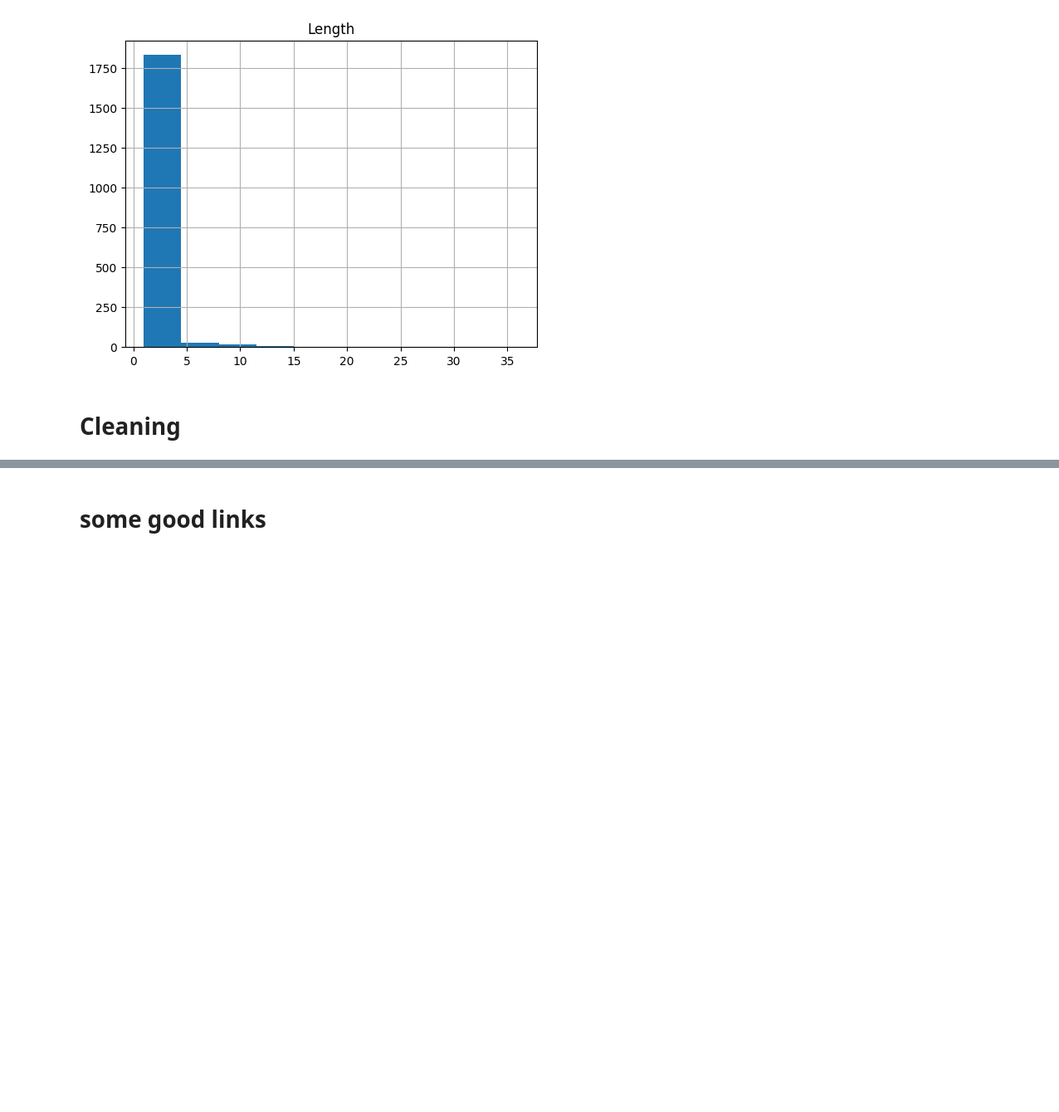
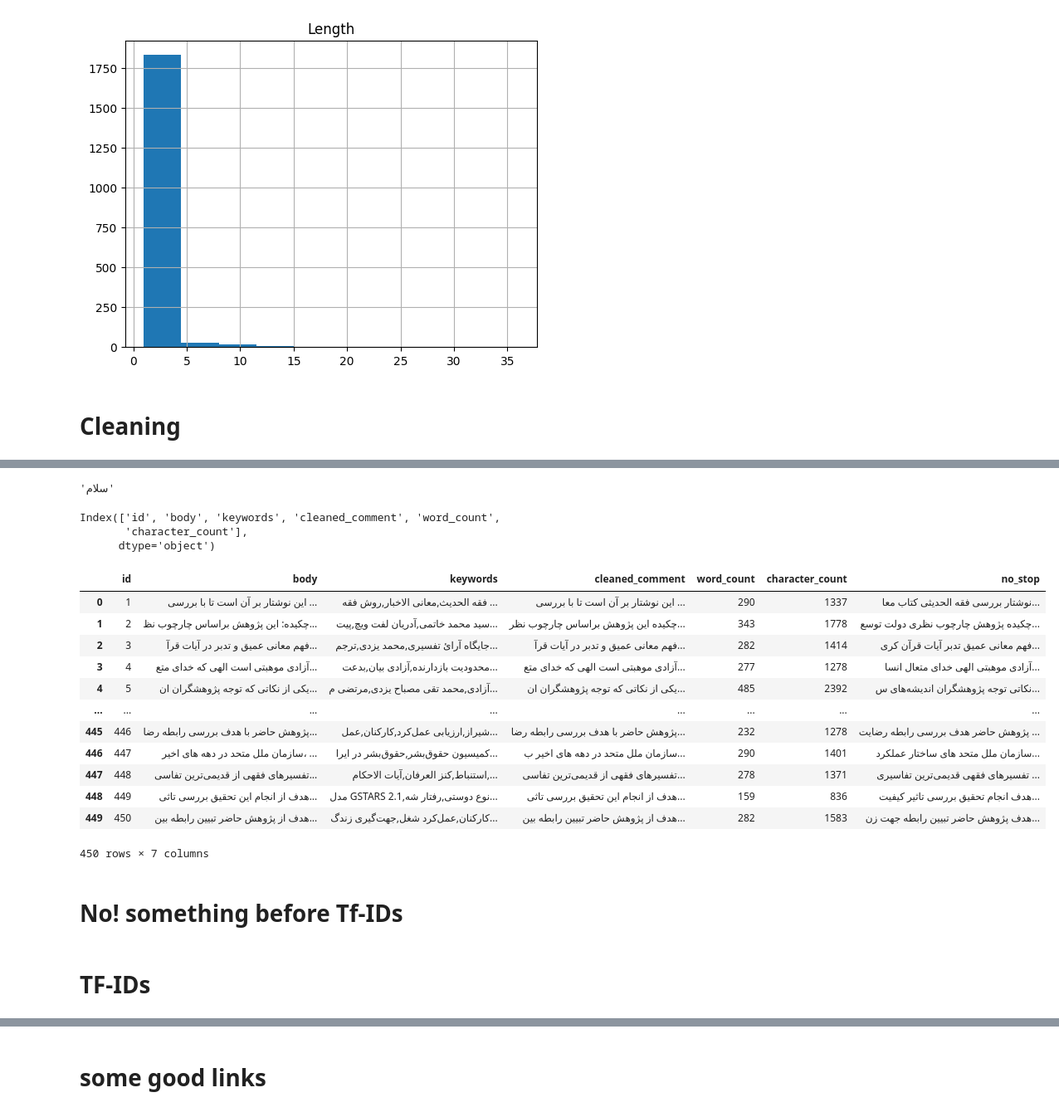
Before and after one commit to RedBatProject/Roshan-Project, a Jupyter notebook: Roshan_project.ipynb, the cells around one changed output, grey strips where cells are left out. Shown at 83% size. Saved outputs shown, nothing was run; the diff lists cells and outputs as text; code cells hidden in the pictures; blank space fills up the shorter version.

```diff
--- a/Roshan_project.ipynb
+++ b/Roshan_project.ipynb
@@ -195,0 +211,45 @@ KeyboardInterrupt: ignored
+# %%
+f = open("/content/stopwords.txt", "r")
+file_ = f.read()
+# %%
+stop_words = file_.split('\n')
+# %%
+def rmst(x):
+    s = x.split()
+    ss = ''
+    for i in s:
+        if i not in stop_words:
+            ss = ss + ' ' + i
+        else: pass
+
+    return ss[1:]
+# %%
+rmst('سلام خوبی')
+# %% [output]
+'سلام'
+# %%
+data.columns
+# %% [output]
+Index(['id', 'body', 'keywords', 'cleaned_comment', 'word_count',
+       'character_count'],
+      dtype='object')
+# %%
+data['no_stop'] = data['cleaned_comment'].apply(rmst)
+# %%
+data
+# %% [output]
+|  | id | body | keywords | cleaned_comment | word_count | character_count | no_stop |
+| 0 | 1 | این نوشتار بر آن است تا با بررسی ... | فقه الحدیث,معانی الاخبار,روش فقه ... | این نوشتار بر آن است تا با بررسی ... | 290 | 1337 | نوشتار بررسی فقه الحدیثی کتاب معا... |
+| 1 | 2 | چکیده: این پژوهش براساس چارچوب نظ... | سید محمد خاتمی,آدریان لفت ویچ,پیت... | چکیده این پژوهش براساس چارچوب نظر... | 343 | 1778 | چکیده پژوهش چارچوب نظری دولت توسع... |
+| 2 | 3 | فهم معانی عمیق و تدبر در آیات قرآ... | جایگاه آرائ تفسیری,محمد یزدی,ترجم... | فهم معانی عمیق و تدبر در آیات قرآ... | 282 | 1414 | فهم معانی عمیق تدبر آیات قرآن کری... |
+| 3 | 4 | آزادی موهبتی است الهی که خدای متع... | محدودیت بازدارنده,آزادی بیان,بدعت... | آزادی موهبتی است الهی که خدای متع... | 277 | 1278 | آزادی موهبتی الهی خدای متعال انسا... |
+| 4 | 5 | یکی از نکاتی که توجه پژوهشگران ان... | آزادی,محمد تقی مصباح یزدی,مرتضی م... | یکی از نکاتی که توجه پژوهشگران ان... | 485 | 2392 | نکاتی توجه پژوهشگران اندیشه‌های س... |
+| ... | ... | ... | ... | ... | ... | ... | ... |
+| 445 | 446 | پژوهش حاضر با هدف بررسی رابطه رضا... | شیراز,ارزیابی عمل‌کرد,کارکنان,عمل... | پژوهش حاضر با هدف بررسی رابطه رضا... | 232 | 1278 | پژوهش حاضر هدف بررسی رابطه رضایت ... |
+| 446 | 447 | سازمان ملل متحد در دهه های اخیر، ... | کمیسیون حقوق‌بشر,حقوق‌بشر در ایرا... | سازمان ملل متحد در دهه های اخیر ب... | 290 | 1401 | سازمان ملل متحد های ساختار عملکرد... |
+| 447 | 448 | تفسیرهای فقهی از قدیمی‌ترین تفاسی... | استنباط,کنز العرفان,آیات الاحکام,... | تفسیرهای فقهی از قدیمی‌ترین تفاسی... | 278 | 1371 | تفسیرهای فقهی قدیمی‌ترین تفاسیری ... |
+| 448 | 449 | هدف از انجام این تحقیق بررسی تاثی... | مدل GSTARS 2.1,نوع دوستی,رفتار شه... | هدف از انجام این تحقیق بررسی تاثی... | 159 | 836 | هدف انجام تحقیق بررسی تاثیر کیفیت... |
+| 449 | 450 | هدف از پژوهش حاضر تبیین رابطه بین... | کارکنان,عمل‌کرد شغل,جهت‌گیری زندگ... | هدف از پژوهش حاضر تبیین رابطه بین... | 282 | 1583 | هدف پژوهش حاضر تبیین رابطه جهت زن... |
+450 rows × 7 columns
+# %% [markdown]
+# No! something before Tf-IDs
@@ -195,0 +261,2 @@ KeyboardInterrupt: ignored
+# %% [markdown]
+# TF-IDs
```
Also changed, not shown: parts of 56 cells of this notebook.
